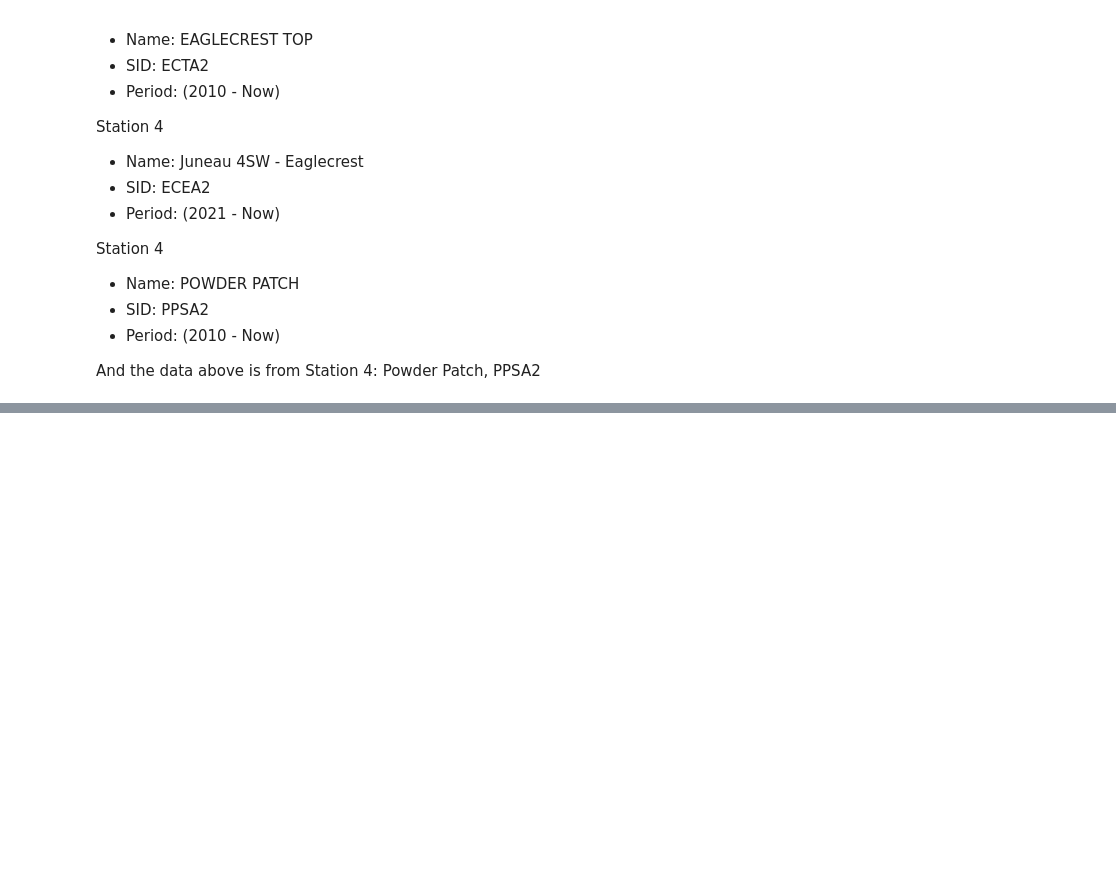
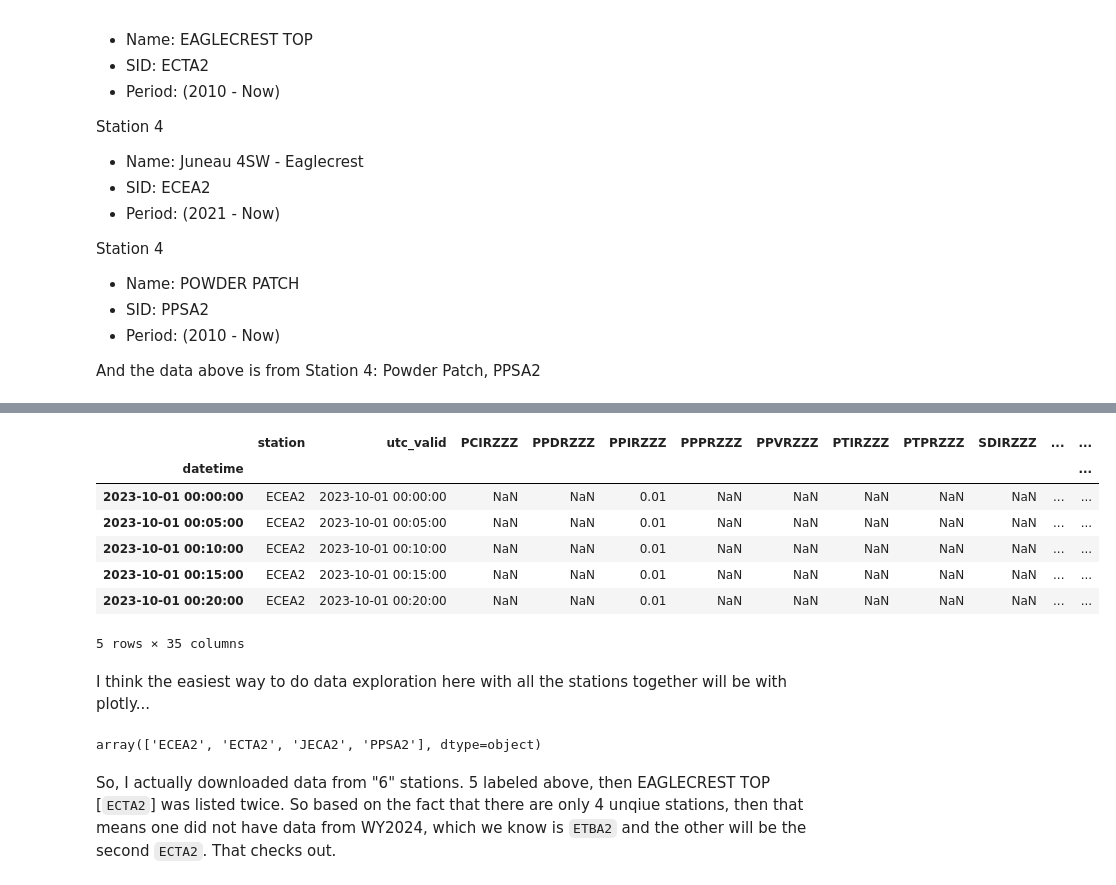
Before and after one commit to cassielumbrazo/juneau_data_analysis, a Jupyter notebook: 2_load_test_data_mesonet.ipynb, the cells around one changed output, grey strips where cells are left out. Cells and saved outputs as stored; diff of their text form; code cells hidden in the pictures; blank space fills up the shorter version.

```diff
--- a/2_load_test_data_mesonet.ipynb
+++ b/2_load_test_data_mesonet.ipynb
@@ -184,0 +210,16 @@ And the data above is from Station 4: Powder Patch, PPSA2
+# %%
+# make utc_valid a datetime and index the df by it
+df['datetime'] = pd.to_datetime(df['utc_valid'])
+df = df.set_index('datetime')
+df.head()
+# %% [output]
+|  | station | utc_valid | PCIRZZZ | PPDRZZZ | PPIRZZZ | PPPRZZZ | PPVRZZZ | PTIRZZZ | PTPRZZZ | SDIRZZZ | ... | ... |
+| datetime |  |  |  |  |  |  |  |  |  |  |  | ... |
+| 2023-10-01 00:00:00 | ECEA2 | 2023-10-01 00:00:00 | NaN | NaN | 0.01 | NaN | NaN | NaN | NaN | NaN | ... | ... |
+| 2023-10-01 00:05:00 | ECEA2 | 2023-10-01 00:05:00 | NaN | NaN | 0.01 | NaN | NaN | NaN | NaN | NaN | ... | ... |
+| 2023-10-01 00:10:00 | ECEA2 | 2023-10-01 00:10:00 | NaN | NaN | 0.01 | NaN | NaN | NaN | NaN | NaN | ... | ... |
+| 2023-10-01 00:15:00 | ECEA2 | 2023-10-01 00:15:00 | NaN | NaN | 0.01 | NaN | NaN | NaN | NaN | NaN | ... | ... |
+| 2023-10-01 00:20:00 | ECEA2 | 2023-10-01 00:20:00 | NaN | NaN | 0.01 | NaN | NaN | NaN | NaN | NaN | ... | ... |
+5 rows × 35 columns
+# %% [markdown]
+I think the easiest way to do data exploration here with all the stations together will be with plotly...
@@ -184,0 +229,6 @@ And the data above is from Station 4: Powder Patch, PPSA2
+# %%
+df.station.unique()
+# %% [output]
+array(['ECEA2', 'ECTA2', 'JECA2', 'PPSA2'], dtype=object)
+# %% [markdown]
+So, I actually downloaded data from "6" stations. 5 labeled above, then EAGLECREST TOP [`ECTA2`] was listed twice. So based on the fact that there are only 4 unqiue stations, then that means one did not have data from WY2024, which we know is `ETBA2` and the other will be the second `ECTA2`. That checks out.
```
Also changed, not shown: parts of 3 cells of this notebook.
